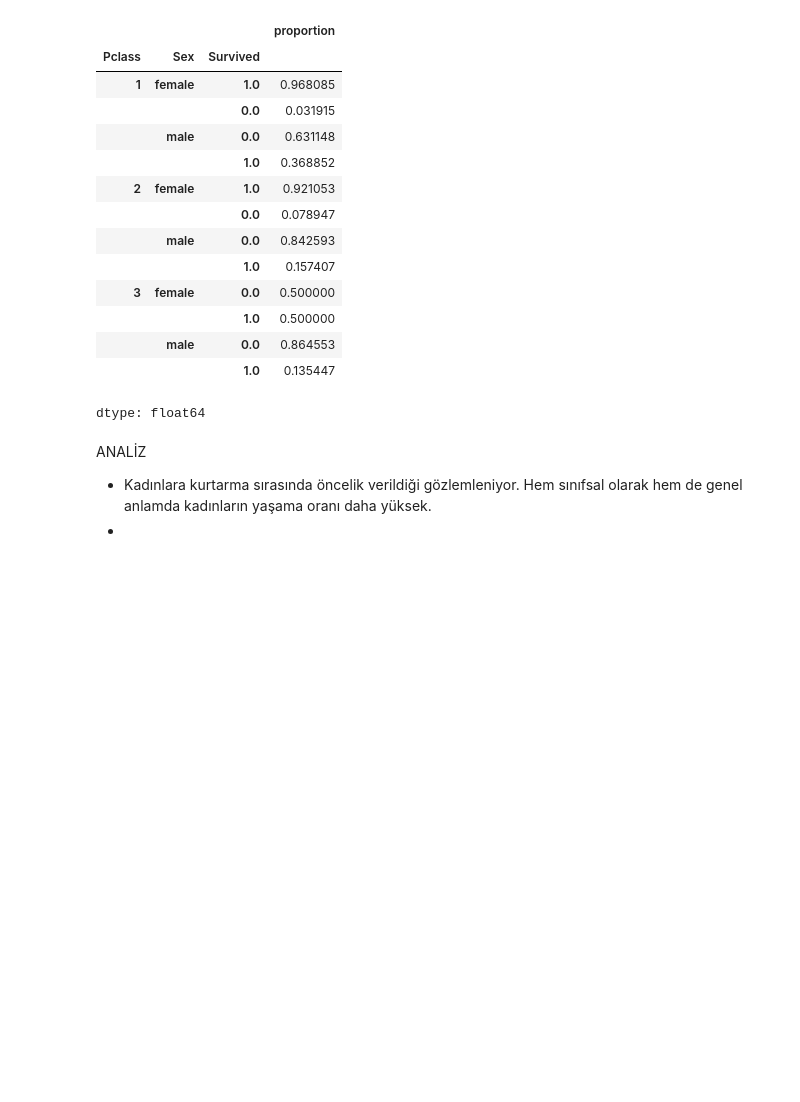
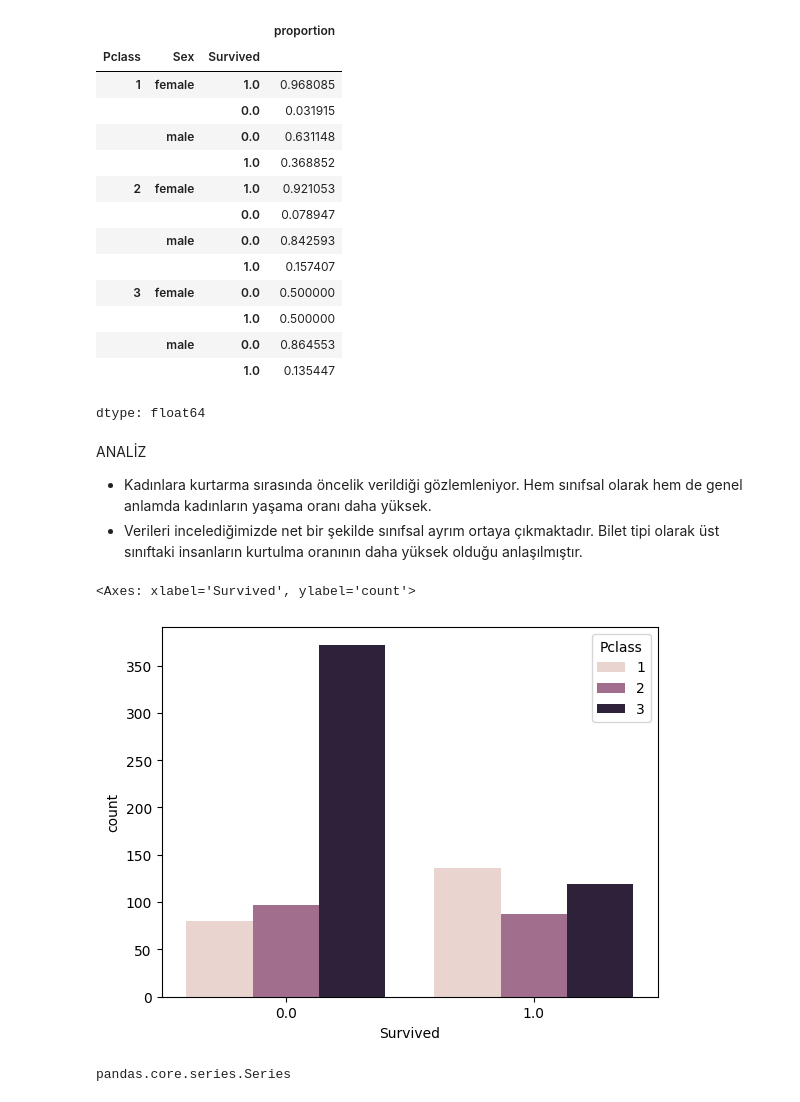
Before and after one commit to europecodingschool/ECS---VB---YZ---08.26, a Jupyter notebook: VB_YZ_Ders_7_.ipynb, the cells around one changed output. Saved outputs shown, nothing was run; the diff lists cells and outputs as text; code cells hidden in the pictures; blank space fills up the shorter version.

```diff
--- a/VB_YZ_Ders_7_.ipynb
+++ b/VB_YZ_Ders_7_.ipynb
@@ -361,4 +370,11 @@ ANALİZ
 
 
 *   Kadınlara kurtarma sırasında öncelik verildiği gözlemleniyor. Hem sınıfsal olarak hem de genel anlamda kadınların yaşama oranı daha yüksek.
-*
+*   Verileri incelediğimizde net bir şekilde sınıfsal ayrım ortaya çıkmaktadır. Bilet tipi olarak üst sınıftaki insanların kurtulma oranının daha yüksek olduğu anlaşılmıştır.
+# %%
+sns.countplot(x='Survived',
+              hue='Pclass',
+              data=df)
+# %% [output]
+<Axes: xlabel='Survived', ylabel='count'>
+[figure, added]
@@ -364,0 +383,4 @@ ANALİZ
+# %%
+type(df_series)
+# %% [output]
+pandas.core.series.Series
```
Also changed, not shown: parts of 29 cells of this notebook.
